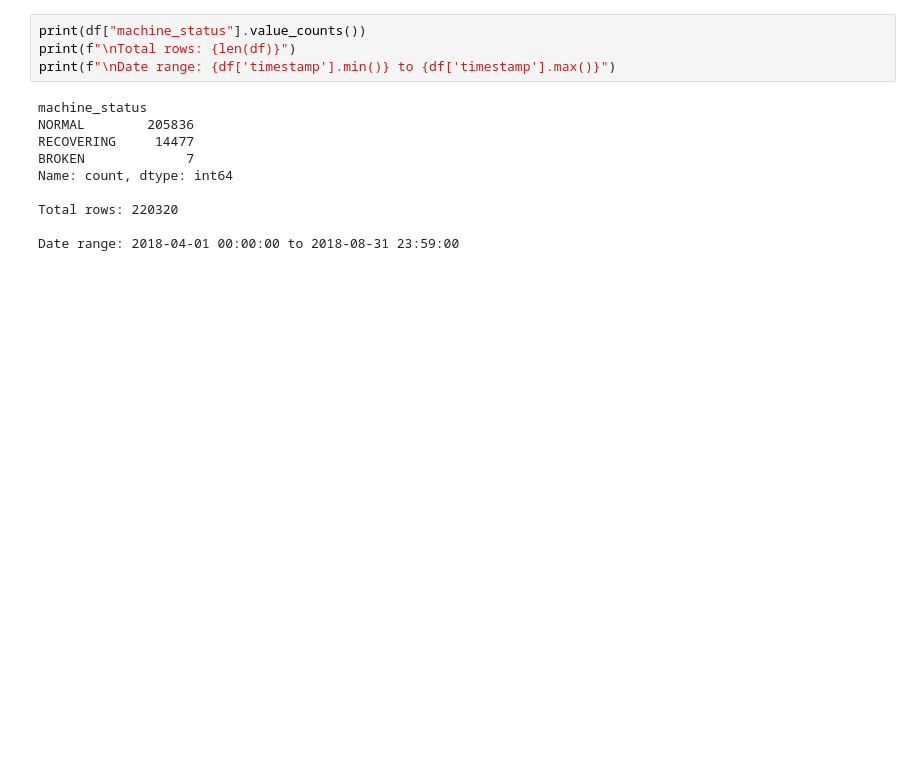
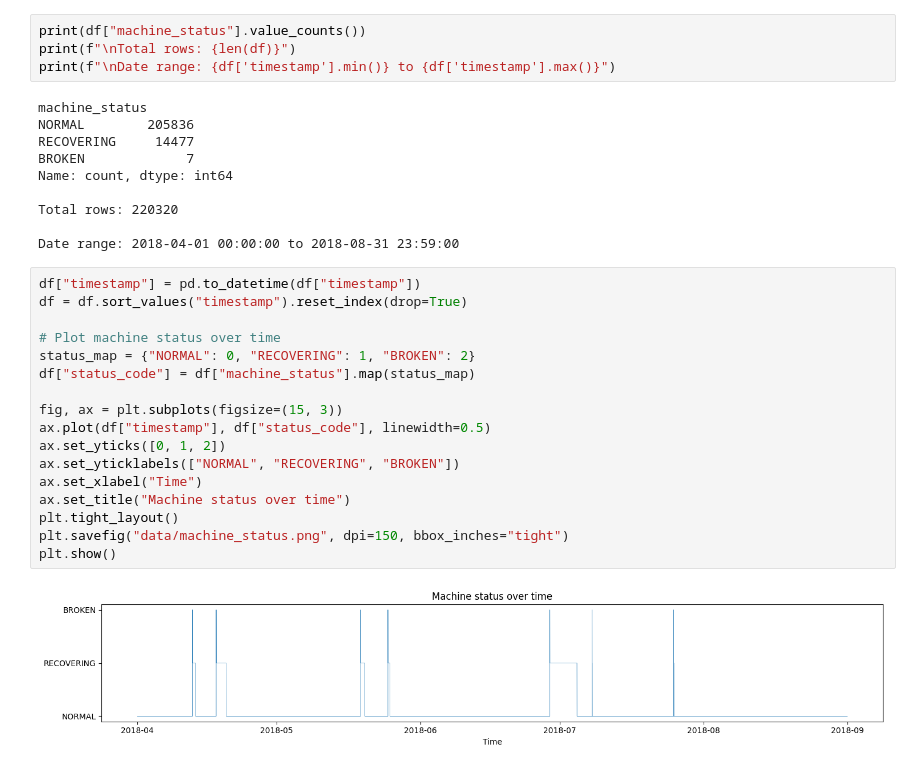
Before and after one commit to Dazcam/rotating-machinery-health-monitoring, a Jupyter notebook: 02_anomaly_detection/notebooks/02_anomaly_detection.ipynb, the cells around one changed output. Cells and saved outputs as stored; diff of their text form; blank space fills up the shorter version.

Commit message:
Add anomaly detection steps 1-4 - data loading, exploration, cleaning and feature engineering

```diff
--- a/02_anomaly_detection/notebooks/02_anomaly_detection.ipynb
+++ b/02_anomaly_detection/notebooks/02_anomaly_detection.ipynb
@@ -101,3 +106,22 @@ Name: count, dtype: int64
 Total rows: 220320
 
 Date range: 2018-04-01 00:00:00 to 2018-08-31 23:59:00
+# %%
+df["timestamp"] = pd.to_datetime(df["timestamp"])
+df = df.sort_values("timestamp").reset_index(drop=True)
+
+# Plot machine status over time
+status_map = {"NORMAL": 0, "RECOVERING": 1, "BROKEN": 2}
+df["status_code"] = df["machine_status"].map(status_map)
+
+fig, ax = plt.subplots(figsize=(15, 3))
+ax.plot(df["timestamp"], df["status_code"], linewidth=0.5)
+ax.set_yticks([0, 1, 2])
+ax.set_yticklabels(["NORMAL", "RECOVERING", "BROKEN"])
+ax.set_xlabel("Time")
+ax.set_title("Machine status over time")
+plt.tight_layout()
+plt.savefig("data/machine_status.png", dpi=150, bbox_inches="tight")
+plt.show()
+# %% [output]
+[figure, added]
```
Also changed, not shown: parts of 13 cells of this notebook.
